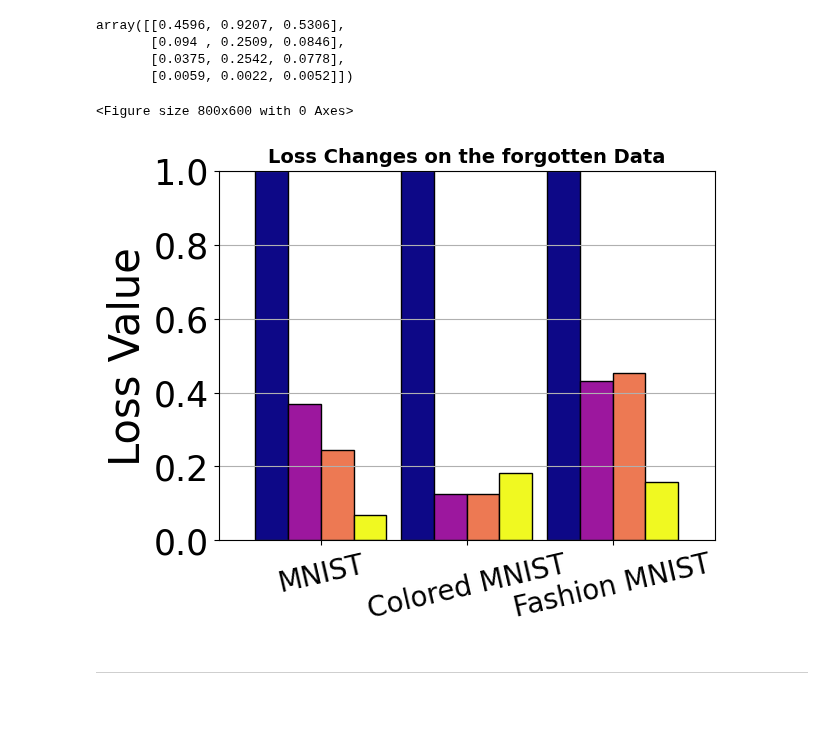
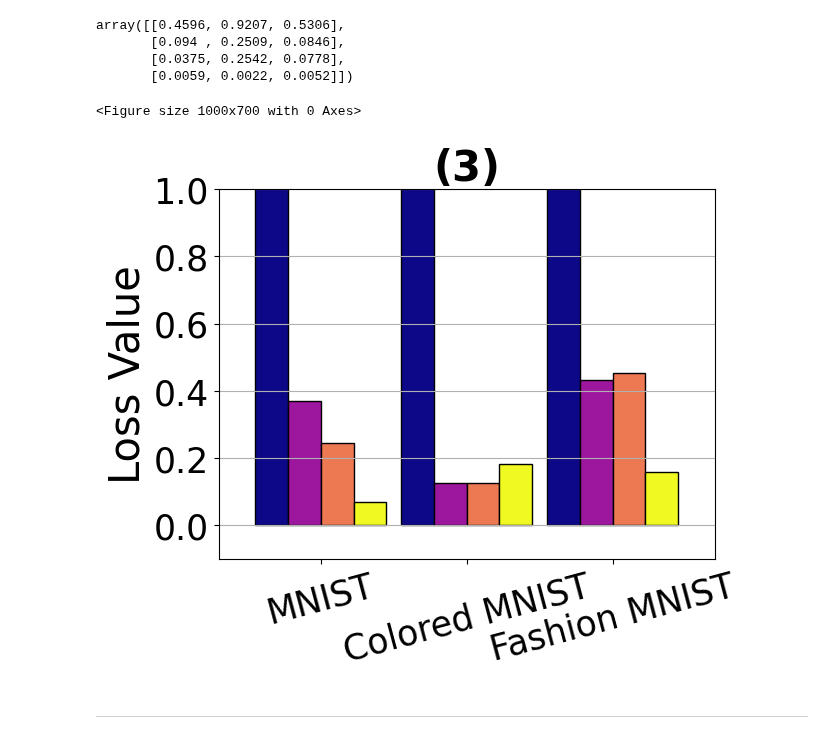
Before and after one commit to MoraiT01/study_on_unlearning, a Jupyter notebook: notebooks/graphics.ipynb, the cells around one changed output. Cells and saved outputs as stored; diff of their text form; code cells hidden in the pictures; blank space fills up the shorter version.

```diff
--- a/notebooks/graphics.ipynb
+++ b/notebooks/graphics.ipynb
@@ -357,36 +357,37 @@ import pandas as pd
 
 # Data
 categories = ["All", "Retain", "Forget"]
+# All the data, retained data of the affected subclass, and forget of the affected subclass
 # for each dataset one plot
 # categories = ["MNIST", "Colored MNIST", "Fashion MNIST",]
 methods = ["GA", "FEMU+", "GeFeU", "Exact"]
 #mnist
 values1 = np.array([
-    [0.5313, 0.3431, 2.4288],   # GA
-    [0.1657, 0.1407, 0.4219],  # FEMU+
-    [0.1092, 0.0909, 0.2963],   # GeFeU
-    [0.0776, 0.0735, 0.1214],   # Exact
+    [0.5313, 2.5641, 2.4288],   # GA
+    [0.1657, 0.1813, 0.4219],  # FEMU+
+    [0.1092, 0.1385, 0.2963],   # GeFeU
+    [0.0776, 0.1005, 0.1214],   # Exact
 ])
-trained1 = np.array([ 0.0717, 0.0736, 0.0531,])
+trained1 = np.array([ 0.0717, 0.1927, 0.0531,])
 
 #cmnist
 values2 = np.array([
-[0.9543,	0.9094,	4.3493],
-[0.2845,	0.2845,	0.2988],
-[0.2878,	 0.2879,	0.3010],
-[0.0358, 0.0317, 0.3568],
+[0.9543,	3.6546,	4.3493],
+[0.2845,	0.2820,	0.2988],
+[0.2878,	0.2904,	0.3010],
+[0.0358,    0.0249, 0.3568],
 ])
-trained2 = np.array([ 0.0336, 0.0318, 0.1744,])
+trained2 = np.array([ 0.0336, 0.0244, 0.1744,])
 
 # Does not exist
 # #fmnist
 values3 = np.array([
-    [0.6064,	0.5534,	1.9904],
-    [0.1604,	0.1478,	0.4909],
-    [0.1536,	0.1398,	0.5137],
-    [0.0810,	0.0758,	0.2181],
+    [0.6064,	1.3978,	1.9904],
+    [0.1604,	0.0769,	0.4909],
+    [0.1536,	0.0830,	0.5137],
+    [0.0810,	0.0799,	0.2181],
 ])
-trained3 = np.array([ 0.0758, 0.0764, 0.0596,])
+trained3 = np.array([ 0.0758, 0.0919, 0.0596,])
 
 for i in range(0, len(values1)):
     values1[i] = values1[i] - trained1
@@ -404,28 +405,27 @@ array([[0.4596, 0.9207, 0.5306],
        [0.0375, 0.2542, 0.0778],
        [0.0059, 0.0022, 0.0052]])
 # %%
-
 # Convert data to a Pandas DataFrame
 df = pd.DataFrame(cat3, index=methods, columns=["MNIST", "Colored MNIST", "Fashion MNIST"])
 
 # Plot settings
-plt.figure(figsize=(8, 6))
+plt.figure(figsize=(10, 7))
 df.T.plot(kind="bar", colormap="plasma", edgecolor="black", width=0.9)
 
 # Labels & Title
-plt.title("Loss Changes on the forgotten Data", fontsize=14, fontweight="bold")
+plt.title("(3)", fontsize=30, fontweight="bold")
 # plt.xlabel("Subsets", fontsize=12)
 plt.ylabel("Loss Value", fontsize=30)
-plt.xticks(rotation=13, fontsize=20)
-plt.ylim(0, 1)
+plt.xticks(rotation=15, fontsize=25)
+plt.ylim(-0.1, 1)
 plt.yticks(fontsize=25)
 plt.legend(title="Method",).remove()
-plt.grid(True, axis="y")
+plt.grid(True, axis="y", which="major")
 # Show plot
 plt.show()
 # %% [output]
-<Figure size 800x600 with 0 Axes>
+<Figure size 1000x700 with 0 Axes>
-[figure, old version]
+[figure, new version]
 # %% [markdown]
 ___
 # %%
```
Also changed, not shown: parts of 4 cells of this notebook.
